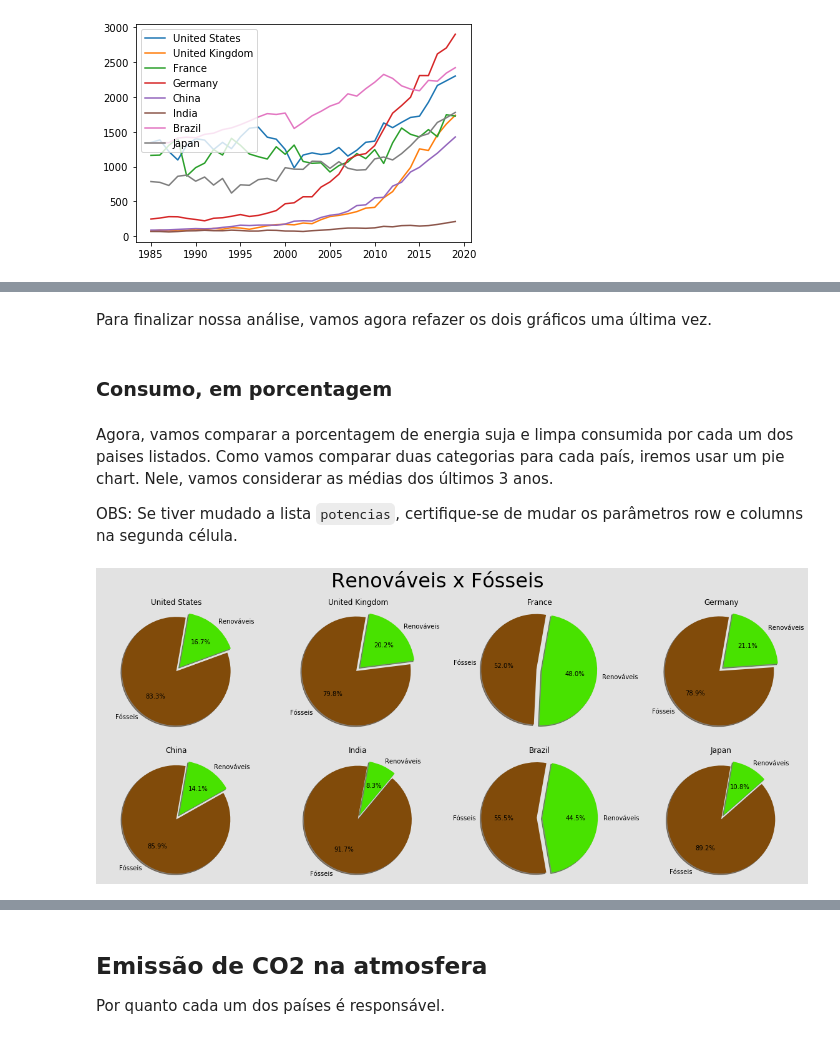
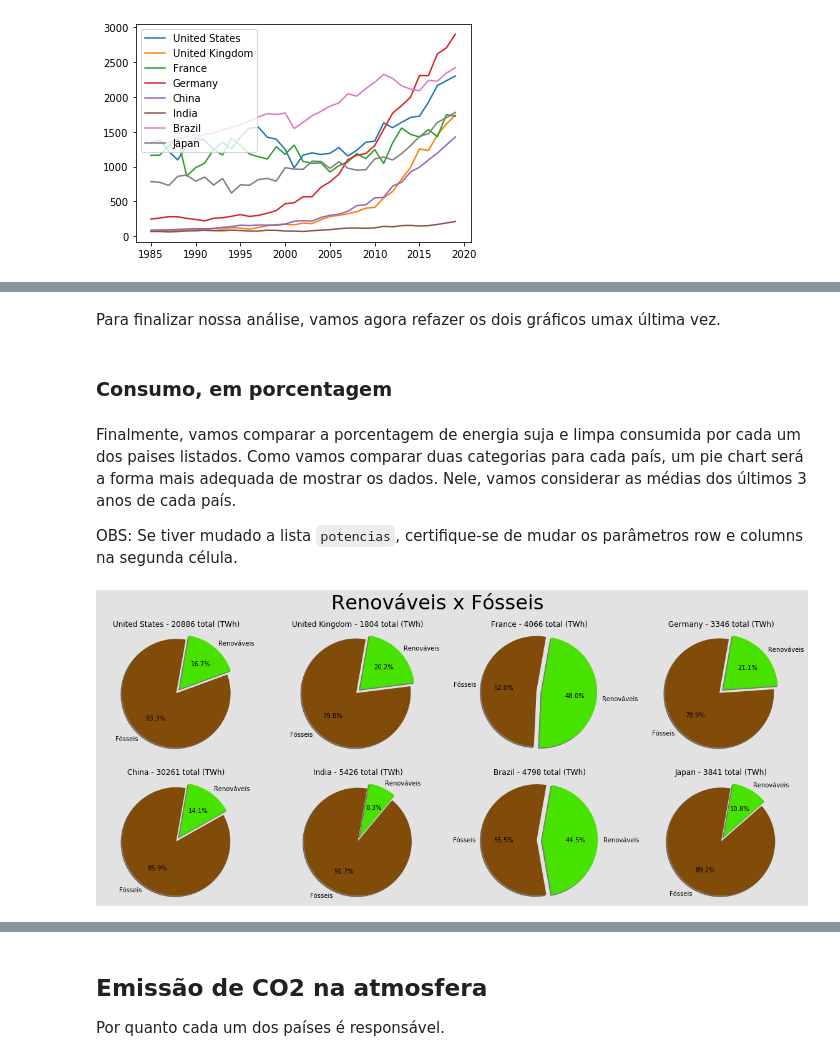
Before and after one commit to leoDomingos/Introducao-ao-aquecimento-global, a Jupyter notebook: main.ipynb, the cells around one changed output, grey strips where cells are left out. Saved outputs shown, nothing was run; the diff lists cells and outputs as text; code cells hidden in the pictures.

Commit message:
Melhorias textuais
Início à exploração de dados com perguntas; Conexão melhor entre os tópicos

```diff
--- a/main.ipynb
+++ b/main.ipynb
@@ -224,12 +267,15 @@ No gráfico de energias renováveis, de novo vemos os países desenvolvidos em d
 # %% [markdown]
-Para finalizar nossa análise, vamos agora refazer os dois gráficos uma última vez.
+Para finalizar nossa análise, vamos agora refazer os dois gráficos umax última vez.
 # %% [markdown]
 ### Consumo, em porcentagem
 # %% [markdown]
-Agora, vamos comparar a porcentagem de energia suja e limpa consumida por cada um dos paises listados. Como vamos comparar duas categorias para cada país, iremos usar um pie chart. Nele, vamos considerar as médias dos últimos 3 anos.
+Finalmente, vamos comparar a porcentagem de energia suja e limpa consumida por cada um dos paises listados. Como vamos comparar duas categorias para cada país, um pie chart será a forma mais adequada de mostrar os dados. Nele, vamos considerar as médias dos últimos 3 anos de cada país.
 
 OBS: Se tiver mudado a lista `potencias`, certifique-se de mudar os parâmetros row e columns na segunda célula.
 # %%
+ultimos_x_anos = 4 # Lembrar que esse número é x-1. Ex: Se colocarmos 4, veremos a média dos últimos 3 anos.
+
+
 # Dependência de fósseis
 dict_co2_percent = {}
 for pais in potencias:
@@ -258,6 +304,11 @@ for index,row in data.iterrows():
                 renew_energy_percent[row.country].append(row.low_carbon_share_energy)
             else:
                 renew_energy_percent[row.country].append(np.average(renew_energy_percent[row.country]))
+
+# Demanda total de cada país
+dict_energy_demand = {}
+for pais in potencias:
+    dict_energy_demand[pais] = sum(dict_co2_depend[pais][:-ultimos_x_anos:-1]) + sum(renew_energy[pais][:-ultimos_x_anos:-1])
 # %%
 # Vamos fazer os 8 pie charts.
 
@@ -271,35 +322,34 @@ figure.suptitle("Renováveis x Fósseis", fontsize = 32)
 figure.patch.set_facecolor("#E2E2E2")
 labels = ["Fósseis", "Renováveis"]
 colors = ["#814B0A", "#48E200"]
 explode = (0.1, 0) # Isso faz com que a primeira label na lista acima seja a que "saia" do gráfico
-ultimos_x_anos = 4 # Lembrar que esse número é x-1. Ex: Se colocarmos 4, veremos a média dos últimos 3 anos.
 
 medias_renovaveis = {}
 medias_fosseis = {}
 # Populando os dicionários com as médias correspondentes dos ultimos x-1 anos
 for pais in potencias:
     medias_fosseis[pais] = np.average(dict_co2_percent[pais][:-ultimos_x_anos:-1])
     medias_renovaveis[pais] = np.average(renew_energy_percent[pais][:-ultimos_x_anos:-1])
 
 # Fazendo o gráfico para cada um dos países
 current_row = 0
 current_column = 0
 for pais in potencias:
     emissions_data = [medias_fosseis[pais], medias_renovaveis[pais]]
     axis[current_row, current_column].pie(emissions_data,
                                           labels=labels,
                                           explode=explode,
                                           autopct='%1.1f%%',
                                           shadow=True,
                                           colors=colors,
                                           startangle=80)
-    axis[current_row, current_column].set_title(f"{pais}")
+    axis[current_row, current_column].set_title(f"{pais} - {int(dict_energy_demand[pais])} total (TWh)")
     axis[current_row, current_column].axis("equal")
     current_column += 1
     if current_column > 3:
         current_row += 1
         current_column = 0
 # %% [output]
-[figure, old version]
+[figure, new version]
 # %% [markdown]
 Com os gráficos acima, podemos ter uma visão mais completa da matriz energética de cada um dos 8 países. Aqui vemos que, em média, os países desenvolvidos e em desenvolvimento tem na verdade aproximadamente a mesma fatia de consumo de energias fósseis e renováveis, com a exceção do Brasil e França, que se destacam com mais ou menos 45% de energia limpa.
```
Also changed, not shown: parts of 19 cells of this notebook.
